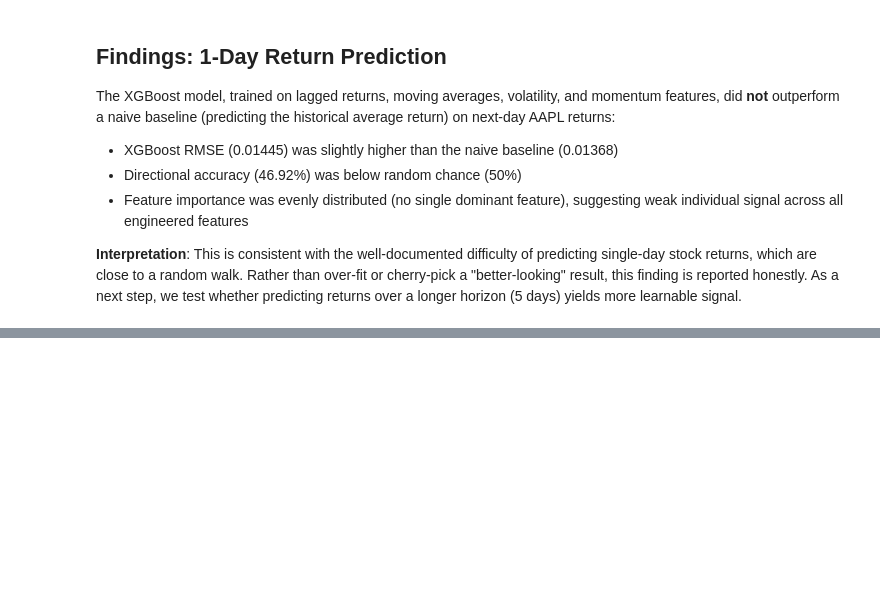
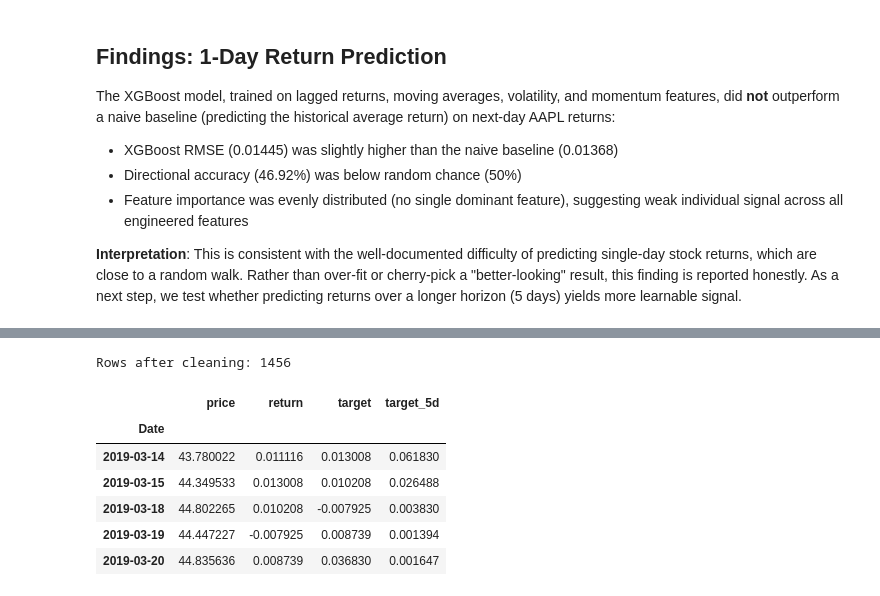
Before and after one commit to tashikasingh/ml-portfolio-optimizer, a Jupyter notebook: notebooks/02_ml_forecasting.ipynb, the cells around one changed output, grey strips where cells are left out. Saved outputs shown, nothing was run; the diff lists cells and outputs as text; code cells hidden in the pictures; blank space fills up the shorter version.

Commit message:
Add 5-day return prediction experiment: honest evaluation showing no improvement over 1-day baseline

```diff
--- a/notebooks/02_ml_forecasting.ipynb
+++ b/notebooks/02_ml_forecasting.ipynb
@@ -244,0 +251,19 @@ we test whether predicting returns over a longer horizon (5 days) yields more le
+# %%
+# Redefine target: cumulative return over the NEXT 5 trading days
+# (shift(-5) looks 5 rows into the future; pct_change(5) over price gives 5-day cumulative return)
+aapl['target_5d'] = aapl['price'].shift(-5) / aapl['price'] - 1
+
+# Clean again with the new target
+aapl_clean_5d = aapl.dropna()
+
+print(f"Rows after cleaning: {len(aapl_clean_5d)}")
+aapl_clean_5d[['price', 'return', 'target', 'target_5d']].head()
+# %% [output]
+Rows after cleaning: 1456
+|  | price | return | target | target_5d |
+| Date |  |  |  |  |
+| 2019-03-14 | 43.780022 | 0.011116 | 0.013008 | 0.061830 |
+| 2019-03-15 | 44.349533 | 0.013008 | 0.010208 | 0.026488 |
+| 2019-03-18 | 44.802265 | 0.010208 | -0.007925 | 0.003830 |
+| 2019-03-19 | 44.447227 | -0.007925 | 0.008739 | 0.001394 |
+| 2019-03-20 | 44.835636 | 0.008739 | 0.036830 | 0.001647 |
```
Also changed, not shown: parts of 6 cells of this notebook.
